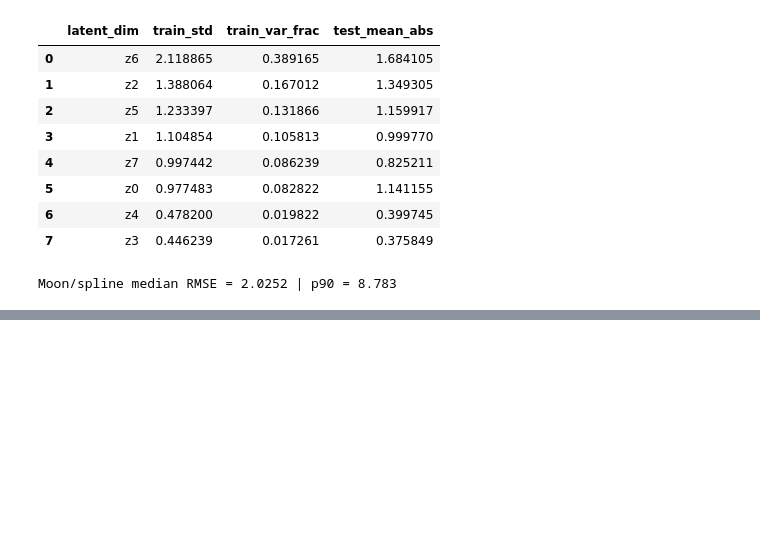
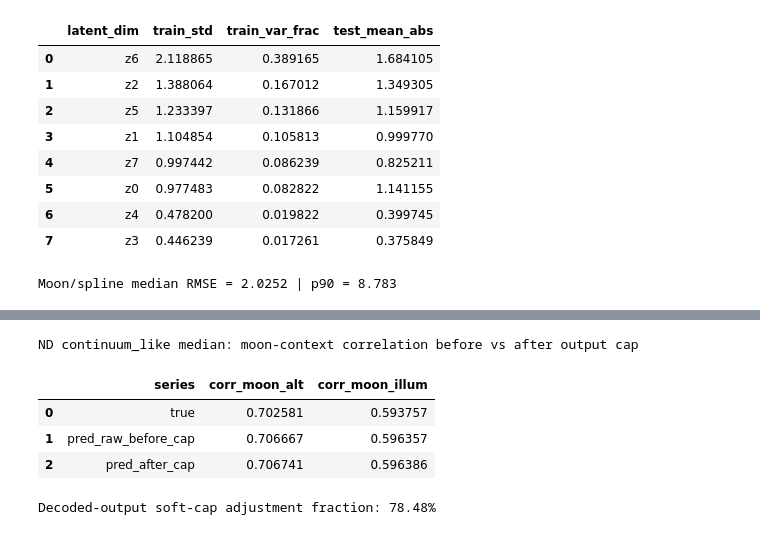
Before and after one commit to sdss/lvmsky, a Jupyter notebook: skysub/notebook_nd_decomp_experiment.ipynb, the cells around one changed output, grey strips where cells are left out. Saved outputs shown, nothing was run; the diff lists cells and outputs as text; code cells hidden in the pictures; blank space fills up the shorter version.

```diff
--- a/skysub/notebook_nd_decomp_experiment.ipynb
+++ b/skysub/notebook_nd_decomp_experiment.ipynb
@@ -2465,0 +2657,79 @@ Moon/spline median RMSE = 2.0252 | p90 = 8.783
+# %%
+# ND check: effect of output soft-cap on moon_alt/moon_illum continuum correlations
+import numpy as np
+import pandas as pd
+
+required = [
+    "coef_hat_t_raw", "coef_hat_t", "coef_scaler", "coef_mat", "artifacts",
+    "ctx_mat", "ctx_names", "coef_names", "_coef_from_model_space"
+]
+missing = [k for k in required if k not in globals()]
+if missing:
+    raise RuntimeError("Run the main ND model cell first. Missing: " + ", ".join(missing))
+
+ctx_names_l = [str(c).strip().lower() for c in ctx_names]
+j_alt = ctx_names_l.index("moon_alt")
+j_illum = ctx_names_l.index("moon_illum")
+
+test_idx_local = np.asarray(artifacts["test_idx"], dtype=int)
+ctx_test = np.asarray(ctx_mat[test_idx_local], dtype=np.float64)
+coef_true = np.asarray(coef_mat[test_idx_local], dtype=np.float64)
+
+coef_raw_model = coef_scaler.inverse_transform(coef_hat_t_raw.detach().cpu().numpy())
+coef_cap_model = coef_scaler.inverse_transform(coef_hat_t.detach().cpu().numpy())
+coef_raw_phys = _coef_from_model_space(coef_raw_model).astype(np.float64)
+coef_cap_phys = _coef_from_model_space(coef_cap_model).astype(np.float64)
+
+coef_names_l = [str(n).lower() for n in coef_names]
+cont_idx = np.asarray([
+    i for i, n in enumerate(coef_names_l)
+    if (n.startswith("moon_bs") or n.startswith("ho2") or n.startswith("feo") or n.startswith("o2") or ("diffuse" in n) or ("continuum" in n))
+    and (not n.startswith("oh")) and (not n.startswith("atom"))
+], dtype=int)
+
+
+def _safe_corr(a, b):
+    good = np.isfinite(a) & np.isfinite(b)
+    if good.sum() < 3:
+        return np.nan
+    aa = np.asarray(a[good], dtype=np.float64)
+    bb = np.asarray(b[good], dtype=np.float64)
+    if np.std(aa) < 1e-12 or np.std(bb) < 1e-12:
+        return np.nan
+    return float(np.corrcoef(aa, bb)[0, 1])
+
+x_alt = ctx_test[:, j_alt]
+x_illum = ctx_test[:, j_illum]
+y_true = np.nanmedian(coef_true[:, cont_idx], axis=1)
+y_raw = np.nanmedian(coef_raw_phys[:, cont_idx], axis=1)
+y_cap = np.nanmedian(coef_cap_phys[:, cont_idx], axis=1)
+
+out = pd.DataFrame([
+    {
+        "series": "true",
+        "corr_moon_alt": _safe_corr(x_alt, y_true),
+        "corr_moon_illum": _safe_corr(x_illum, y_true),
+    },
+    {
+        "series": "pred_raw_before_cap",
+        "corr_moon_alt": _safe_corr(x_alt, y_raw),
+        "corr_moon_illum": _safe_corr(x_illum, y_raw),
+    },
+    {
+        "series": "pred_after_cap",
+        "corr_moon_alt": _safe_corr(x_alt, y_cap),
+        "corr_moon_illum": _safe_corr(x_illum, y_cap),
+    },
+])
+
+print("ND continuum_like median: moon-context correlation before vs after output cap")
+display(out)
+if "coef_soft_adjust_frac" in globals():
+    print(f"Decoded-output soft-cap adjustment fraction: {100.0 * float(coef_soft_adjust_frac):.2f}%")
+# %% [output]
+ND continuum_like median: moon-context correlation before vs after output cap
+|  | series | corr_moon_alt | corr_moon_illum |
+| 0 | true | 0.702581 | 0.593757 |
+| 1 | pred_raw_before_cap | 0.706667 | 0.596357 |
+| 2 | pred_after_cap | 0.706741 | 0.596386 |
+Decoded-output soft-cap adjustment fraction: 78.48%
```
Also changed, not shown: parts of 4 cells of this notebook.
